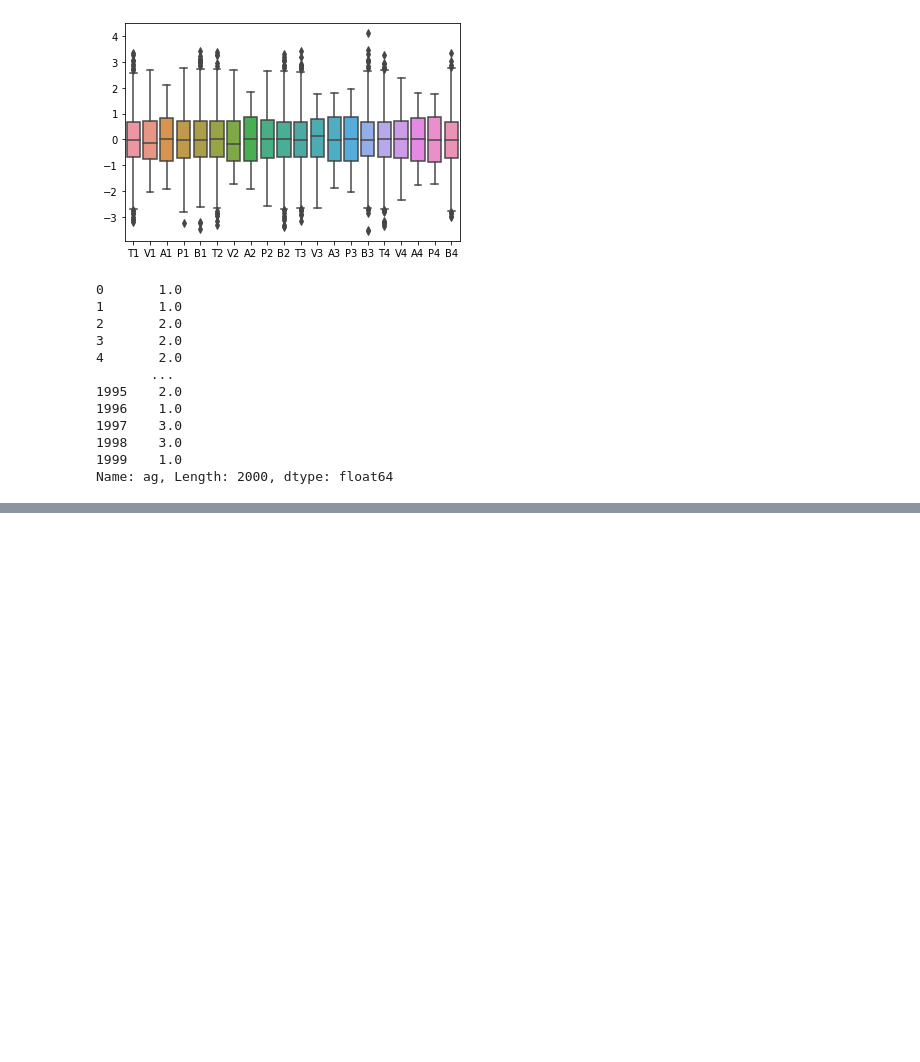
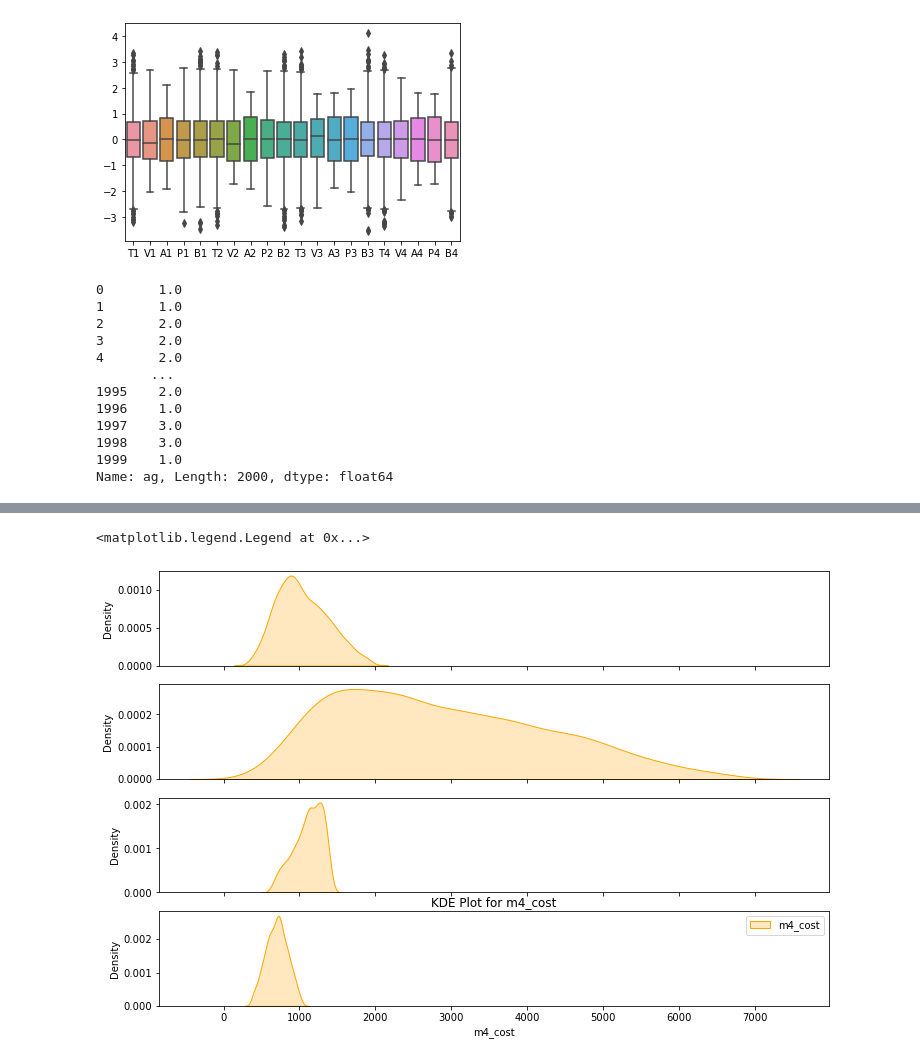
Before and after one commit to lao8n/oxford_classical_machine_learning, a Jupyter notebook: 01 - Feature Engineering/class.ipynb, the cells around one changed output, grey strips where cells are left out. Cells and saved outputs as stored; diff of their text form; code cells hidden in the pictures; blank space fills up the shorter version.

```diff
--- a/01 - Feature Engineering/class.ipynb
+++ b/01 - Feature Engineering/class.ipynb
@@ -413,0 +454,16 @@ Name: ag, Length: 2000, dtype: float64
+# %%
+features_to_plot = ['m1_cost', 'm2_cost', 'm3_cost', 'm4_cost']
+fig, axes = plt.subplots(nrows=len(features_to_plot),
+                         figsize=(12, 2 * len(features_to_plot)),
+                         sharex=True)
+for i, column in enumerate(features_to_plot):
+    sns.kdeplot(df_final[column],
+                label=column,
+                ax=axes[i],
+                shade=True,
+                color="orange")
+axes[i].set_title(f'KDE Plot for {column}')
+axes[i].legend()
+# %% [output]
+<matplotlib.legend.Legend at 0x...>
+[figure, added]
```
Also changed, not shown: parts of 4 cells of this notebook.
